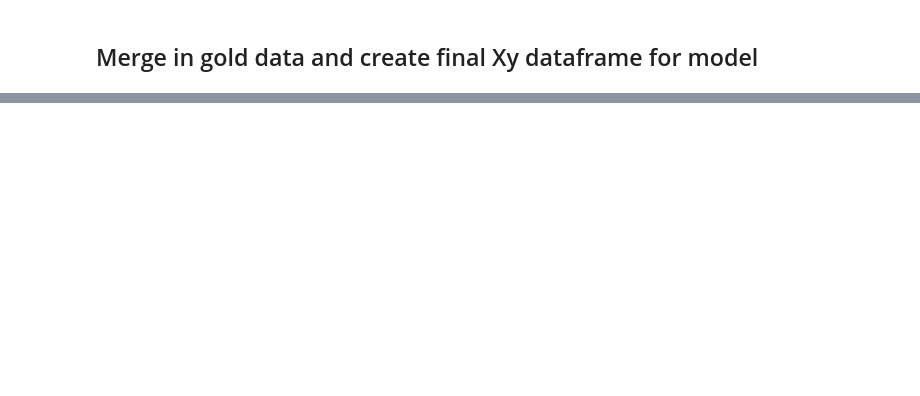
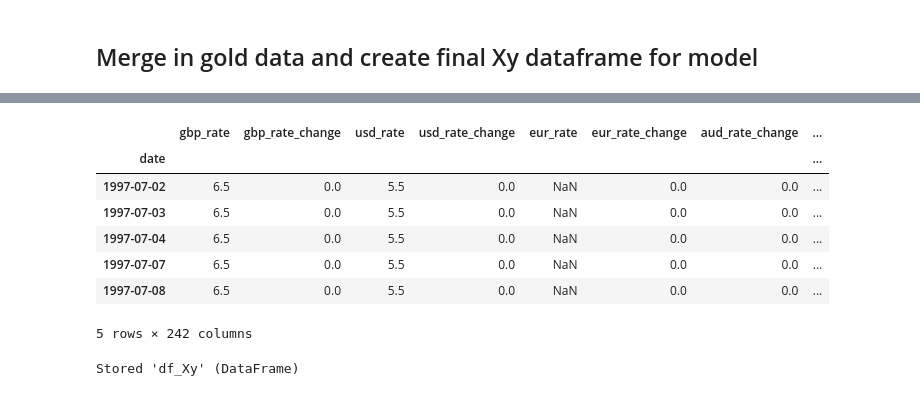
Before and after one commit to jangelchik/interest_equities_gold, a Jupyter notebook: consolidate_v2.ipynb, the cells around one changed output, grey strips where cells are left out. Saved outputs shown, nothing was run; the diff lists cells and outputs as text; code cells hidden in the pictures; blank space fills up the shorter version.

```diff
--- a/consolidate_v2.ipynb
+++ b/consolidate_v2.ipynb
@@ -263,7 +325,7 @@ for col in df_stock.columns:
     else:
 
         for idx,val in enumerate(df_stock[col]):
-            if val:
+            if pd.isnull(val) == False:
                 d_non_NaN[col] = idx
                 break
 
@@ -273,7 +335,7 @@ for col in df_stock.columns:
         lst = []
         d = dict()
         for i in df_stock[col][d_non_NaN[col]:]:
-            if i:
+            if pd.isnull(i) == False:
                 d['last'] = i
             else:
                 i = d['last']
@@ -329,4 +468,15 @@ df_Xy.head()
 # %%
-df_Xy.info()
+df_Xy.head()
+# %% [output]
+|  | gbp_rate | gbp_rate_change | usd_rate | usd_rate_change | eur_rate | eur_rate_change | aud_rate_change | ... |
+| date |  |  |  |  |  |  |  | ... |
+| 1997-07-02 | 6.5 | 0.0 | 5.5 | 0.0 | NaN | 0.0 | 0.0 | ... |
+| 1997-07-03 | 6.5 | 0.0 | 5.5 | 0.0 | NaN | 0.0 | 0.0 | ... |
+| 1997-07-04 | 6.5 | 0.0 | 5.5 | 0.0 | NaN | 0.0 | 0.0 | ... |
+| 1997-07-07 | 6.5 | 0.0 | 5.5 | 0.0 | NaN | 0.0 | 0.0 | ... |
+| 1997-07-08 | 6.5 | 0.0 | 5.5 | 0.0 | NaN | 0.0 | 0.0 | ... |
+5 rows × 242 columns
 # %%
 %store df_Xy
+# %% [output]
+Stored 'df_Xy' (DataFrame)
```
Also changed, not shown: parts of 21 cells of this notebook.
